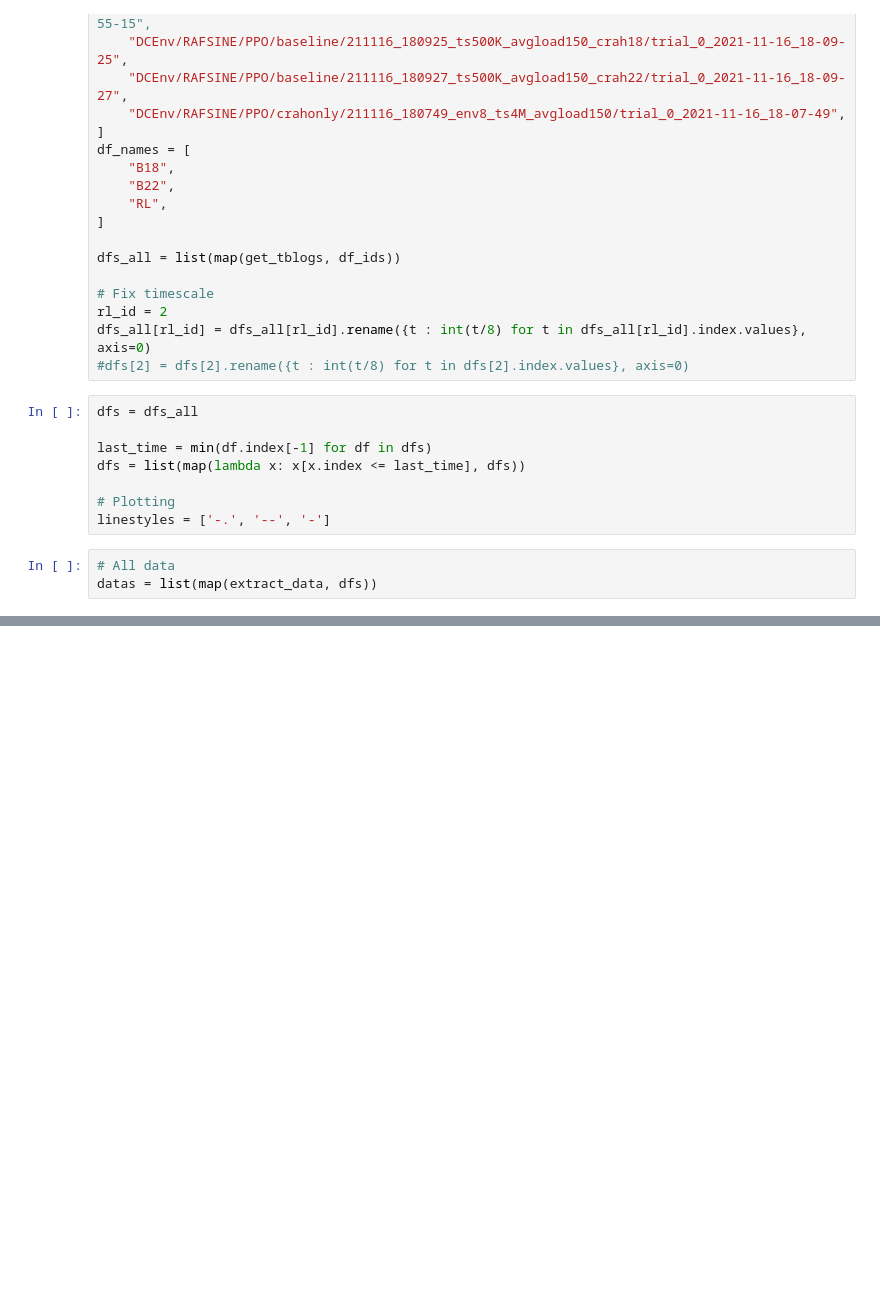
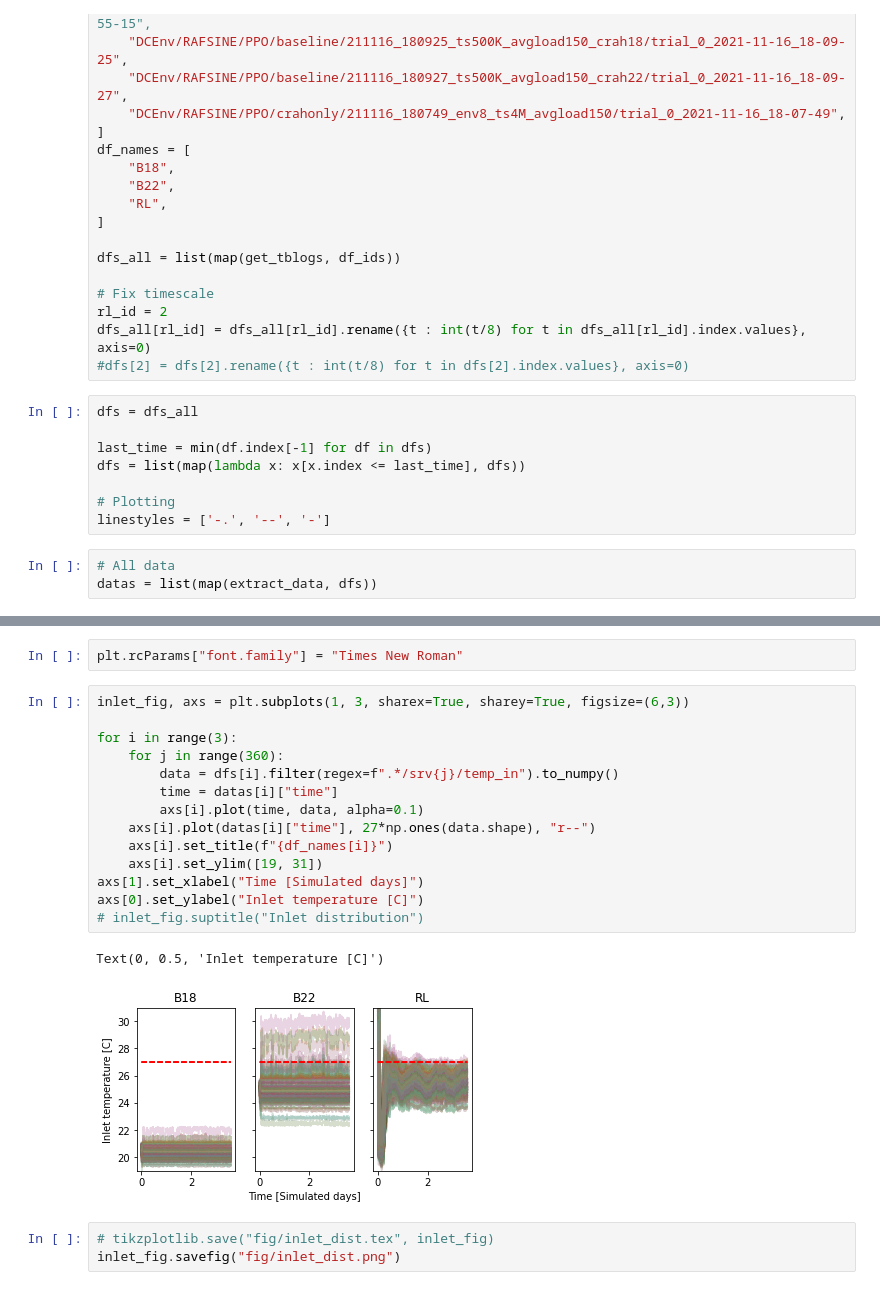
Before and after one commit to albheim/rldc_rafsine, a Jupyter notebook: notebooks/visualize.ipynb, the cells around one changed output, grey strips where cells are left out. Saved outputs shown, nothing was run; the diff lists cells and outputs as text; blank space fills up the shorter version.

```diff
--- a/notebooks/visualize.ipynb
+++ b/notebooks/visualize.ipynb
@@ -197,0 +230,22 @@ tikzplotlib.save("fig/outdoor_temp.tex", outdoor_temp_fig)
+# %%
+plt.rcParams["font.family"] = "Times New Roman"
+# %%
+inlet_fig, axs = plt.subplots(1, 3, sharex=True, sharey=True, figsize=(6,3))
+
+for i in range(3):
+    for j in range(360):
+        data = dfs[i].filter(regex=f".*/srv{j}/temp_in").to_numpy()
+        time = datas[i]["time"]
+        axs[i].plot(time, data, alpha=0.1)
+    axs[i].plot(datas[i]["time"], 27*np.ones(data.shape), "r--")
+    axs[i].set_title(f"{df_names[i]}")
+    axs[i].set_ylim([19, 31])
+axs[1].set_xlabel("Time [Simulated days]")
+axs[0].set_ylabel("Inlet temperature [C]")
+# inlet_fig.suptitle("Inlet distribution")
+# %% [output]
+Text(0, 0.5, 'Inlet temperature [C]')
+[figure, added]
+# %%
+# tikzplotlib.save("fig/inlet_dist.tex", inlet_fig)
+inlet_fig.savefig("fig/inlet_dist.png")
```
Also changed, not shown: parts of 13 cells of this notebook, 4 other files.
